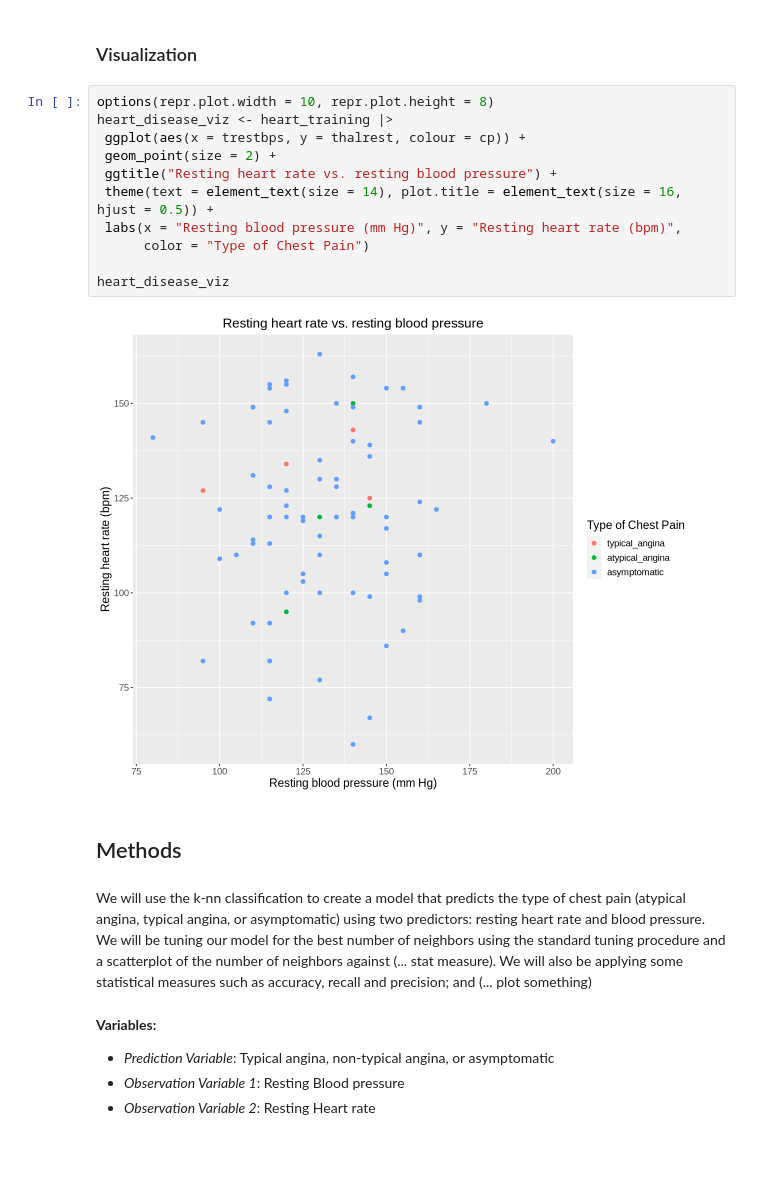
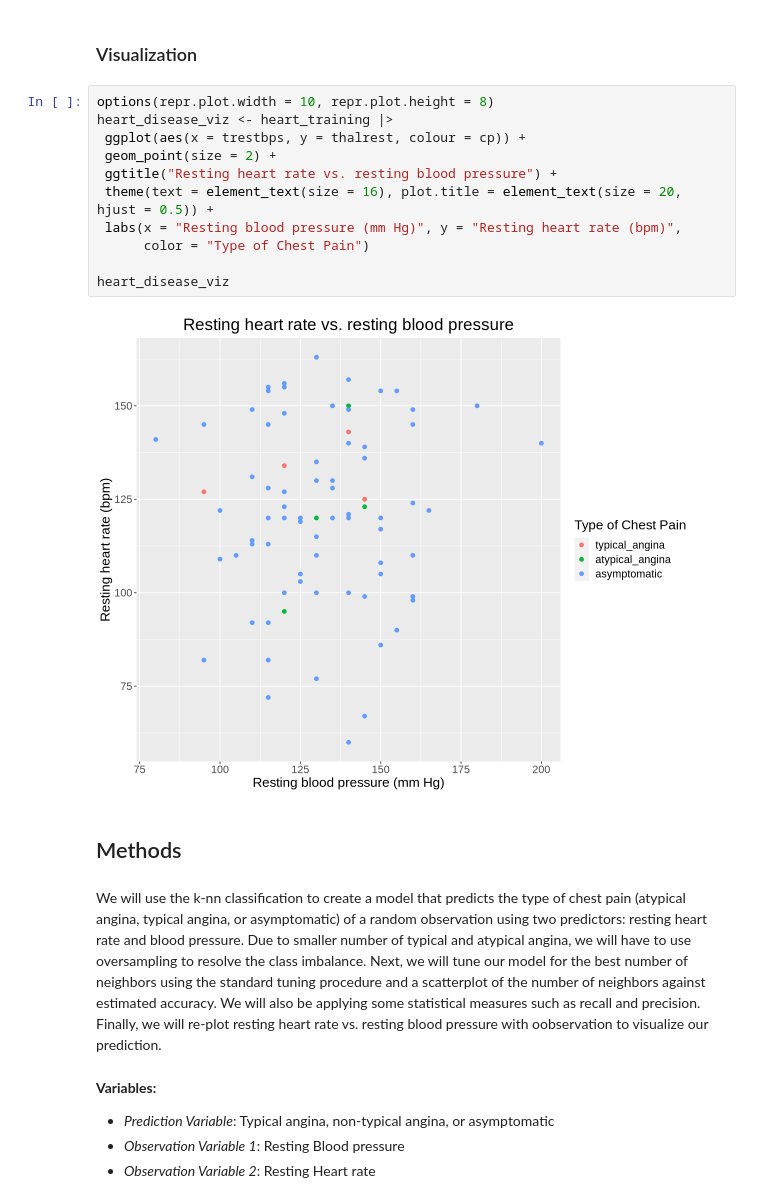
Before and after one commit to andreaschildh/project_proposal, a Jupyter notebook: heart_disease_gproject.ipynb, the cells around one changed output. Drawn from its saved outputs; the diff is of its cells as text; blank space fills up the shorter version.

Commit message:
Recall info + oversampling + names
Added a lines referring to recall goal, oversampling due to sparse data. Also added Winter and Daiki's names

```diff
--- a/heart_disease_gproject.ipynb
+++ b/heart_disease_gproject.ipynb
@@ -99,20 +99,20 @@ A tibble: 3 × 5
 # %%
 options(repr.plot.width = 10, repr.plot.height = 8)
 heart_disease_viz <- heart_training |>
  ggplot(aes(x = trestbps, y = thalrest, colour = cp)) +
  geom_point(size = 2) +
  ggtitle("Resting heart rate vs. resting blood pressure") +
- theme(text = element_text(size = 14), plot.title = element_text(size = 16, hjust = 0.5)) +
+ theme(text = element_text(size = 16), plot.title = element_text(size = 20, hjust = 0.5)) +
  labs(x = "Resting blood pressure (mm Hg)", y = "Resting heart rate (bpm)",
       color = "Type of Chest Pain")
 
 heart_disease_viz
 # %% [output]
-[figure, old version]
+[figure, new version]
 # %% [markdown]
 ## Methods
 # %% [markdown]
-We will use the k-nn classification to create a model that predicts the type of chest pain (atypical angina, typical angina, or asymptomatic) using two predictors: resting heart rate and blood pressure. We will be tuning our model for the best number of neighbors using the standard tuning procedure and a scatterplot of the number of neighbors against (... stat measure). We will also be applying some statistical measures such as accuracy, recall and precision; and (... plot something)
+We will use the k-nn classification to create a model that predicts the type of chest pain (atypical angina, typical angina, or asymptomatic) of a random observation using two predictors: resting heart rate and blood pressure. Due to smaller number of typical and atypical angina, we will have to use oversampling to resolve the class imbalance. Next, we will tune our model for the best number of neighbors using the standard tuning procedure and a scatterplot of the number of neighbors against estimated accuracy. We will also be applying some statistical measures such as recall and precision. Finally, we will re-plot resting heart rate vs. resting blood pressure with oobservation to visualize our prediction.
 # %% [markdown]
 **Variables:**
 
```
Also changed, not shown: parts of 3 cells of this notebook, 1 other file.
